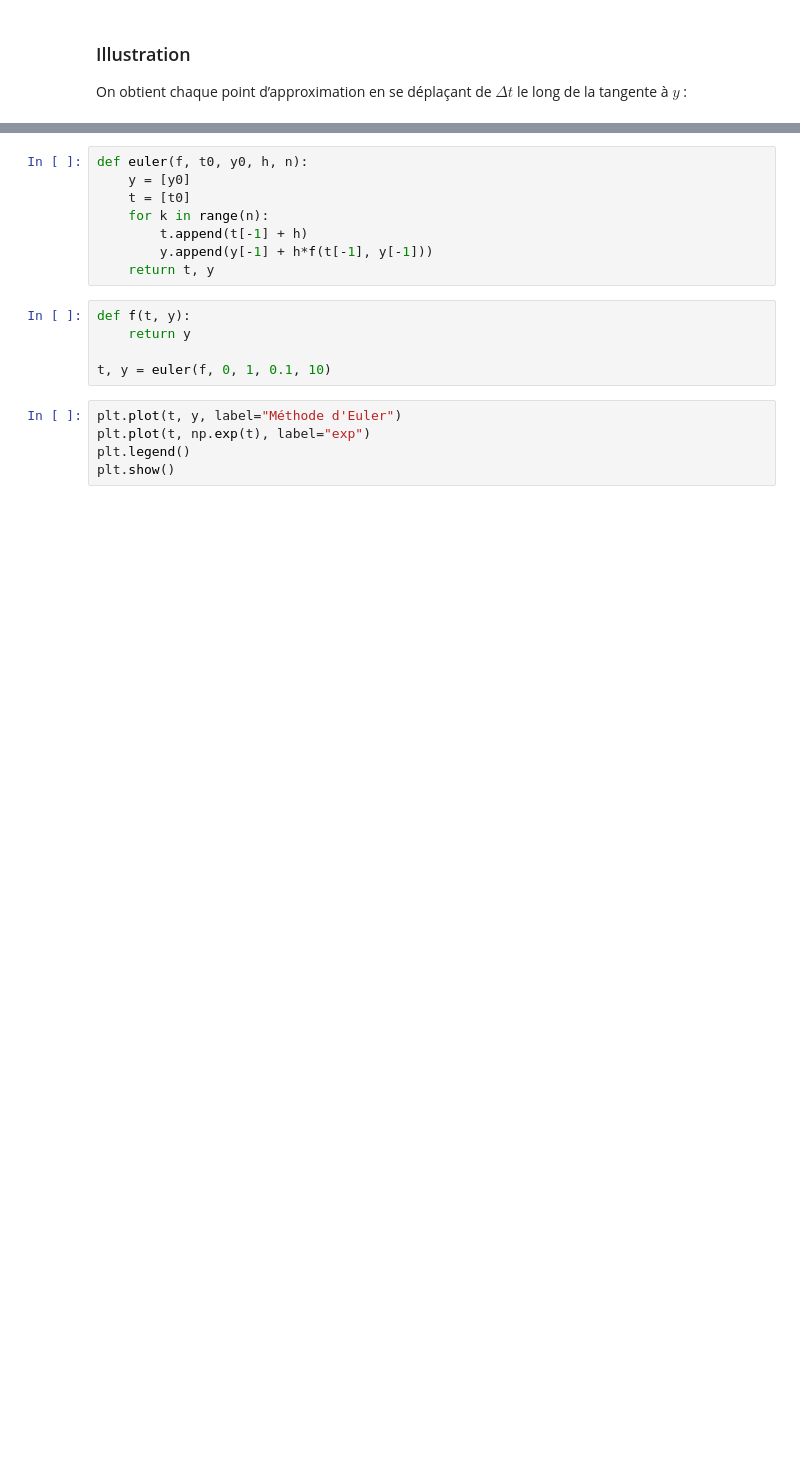
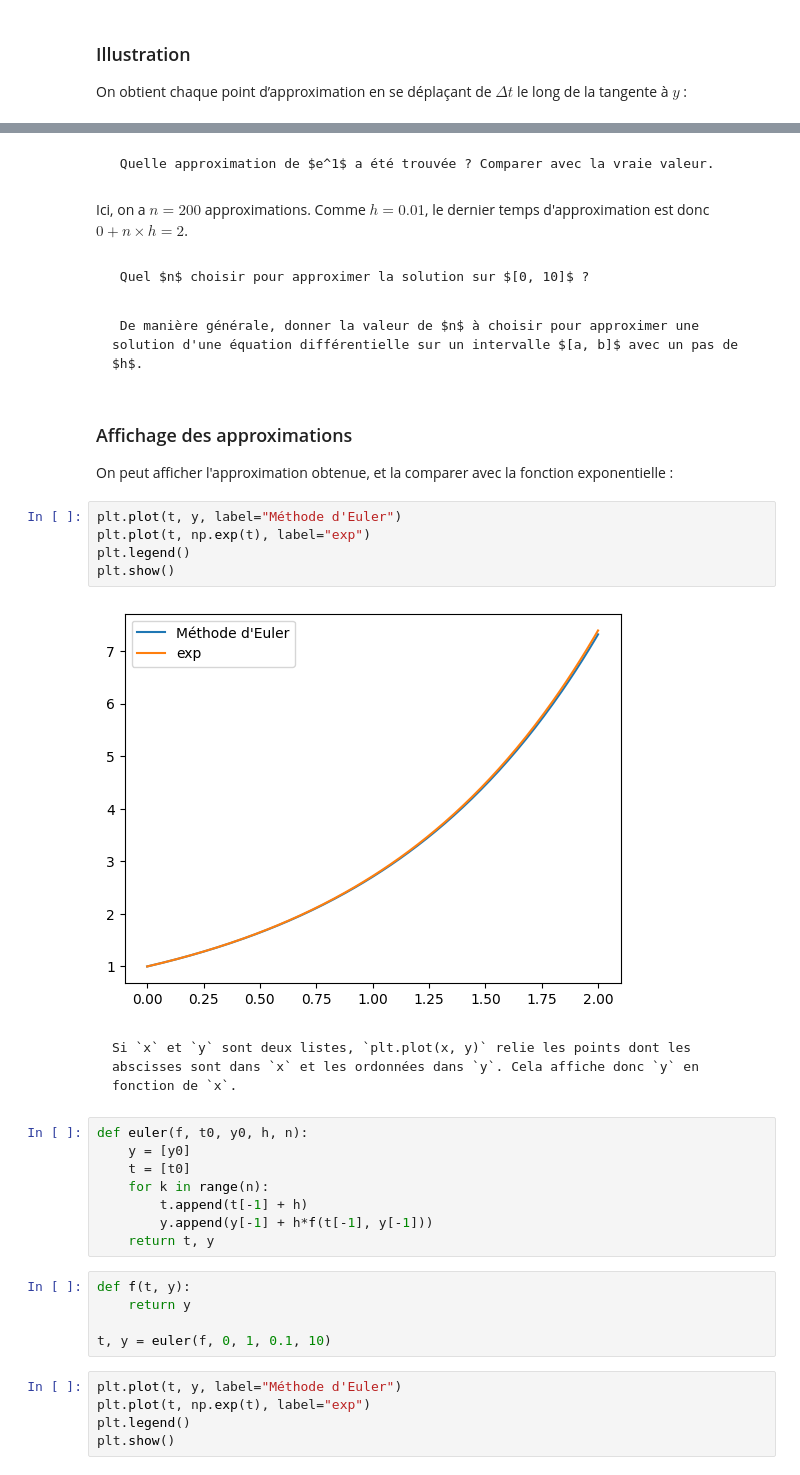
Before and after one commit to cpge-itc/bcpst2, a Jupyter notebook: _sources/1_euler/euler.ipynb, the cells around one changed output, grey strips where cells are left out. Cells and saved outputs as stored; diff of their text form; blank space fills up the shorter version.

`````diff
--- a/_sources/1_euler/euler.ipynb
+++ b/_sources/1_euler/euler.ipynb
@@ -142,3 +166,32 @@ $$
+# %% [markdown]
+````{admonition} Exercice
+ Quelle approximation de $e^1$ a été trouvée ? Comparer avec la vraie valeur.
+````
+# %% [markdown]
+Ici, on a $n = 200$ approximations. Comme $h = 0.01$, le dernier temps d'approximation est donc $0 + n\times h = 2$.
+# %% [markdown]
+````{admonition} Exercice
+ Quel $n$ choisir pour approximer la solution sur $[0, 10]$ ?
+````
+# %% [markdown]
+````{admonition} Exercice
+ De manière générale, donner la valeur de $n$ à choisir pour approximer une solution d'une équation différentielle sur un intervalle $[a, b]$ avec un pas de $h$.
+````
+# %% [markdown]
+### Affichage des approximations
+
+On peut afficher l'approximation obtenue, et la comparer avec la fonction exponentielle :
+# %%
+plt.plot(t, y, label="Méthode d'Euler")
+plt.plot(t, np.exp(t), label="exp")
+plt.legend()
+plt.show()
+# %% [output]
+[figure, added]
+# %% [markdown]
+```note
+Si `x` et `y` sont deux listes, `plt.plot(x, y)` relie les points dont les abscisses sont dans `x` et les ordonnées dans `y`. Cela affiche donc `y` en fonction de `x`.
+```
 # %%
 def euler(f, t0, y0, h, n):
     y = [y0]
`````
Also changed, not shown: parts of 11 cells of this notebook, 8 other files.
